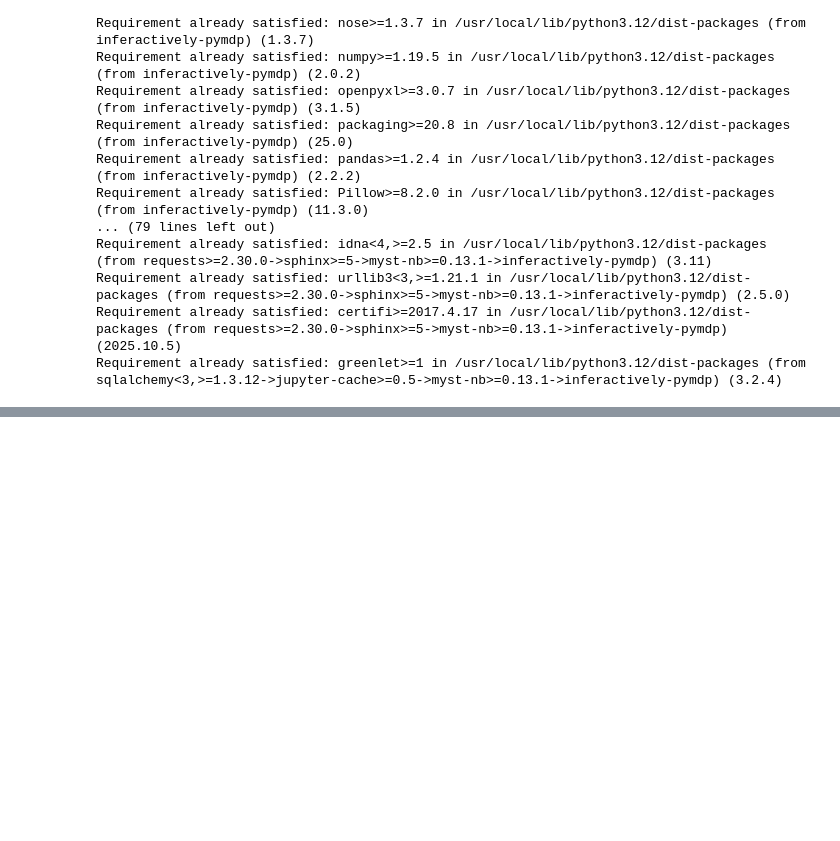
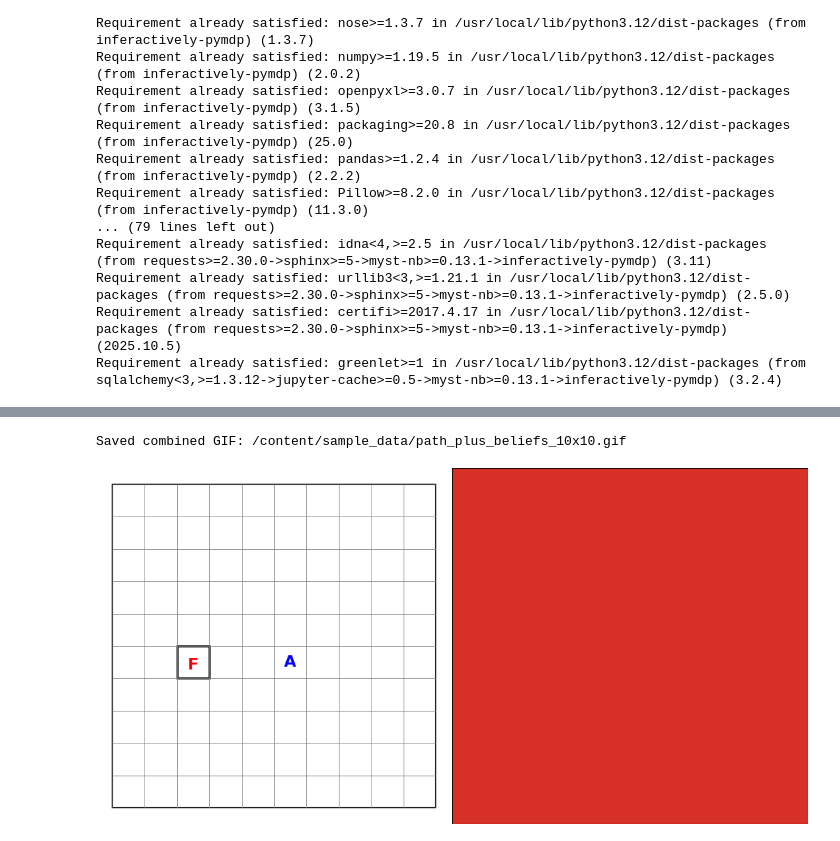
Before and after one commit to mahault/gridworld, a Jupyter notebook: Gridworld.ipynb, the cells around one changed output, grey strips where cells are left out. Cells and saved outputs as stored; diff of their text form; code cells hidden in the pictures; blank space fills up the shorter version.

```diff
--- a/Gridworld.ipynb
+++ b/Gridworld.ipynb
@@ -343,0 +405,31 @@ Saved: /content/sample_data/agent_food_3x3.gif
+# %%
+# Pillow (for creating and composing images)
+from PIL import Image as PILImage
+
+# IPython (for displaying images inline)
+from IPython.display import Image as IPyImage, display
+
+def render_combined_frame(agent_idx, food_idx, q_food, grid_n=3, show_text=True):
+    left  = render_grid_frame(agent_idx, food_idx, grid_n=grid_n, show_text=show_text)
+    right = render_belief_heatmap(q_food, grid_n=grid_n)
+    h = max(left.height, right.height)
+    w = left.width + right.width
+    combo = PILImage.new("RGB", (w, h), (255, 255, 255))  # <-- use PILImage
+    combo.paste(left, (0, 0))
+    combo.paste(right, (left.width, 0))
+    return combo
+
+def save_combined_gif(agent_positions, food_idx, beliefs_list, out_path, grid_n=3, fps=2, show_text=True):
+    frames = [render_combined_frame(a, food_idx, b, grid_n=grid_n, show_text=show_text)
+              for a, b in zip(agent_positions, beliefs_list)]
+    duration_ms = int(1000 / max(1, fps))
+    frames[0].save(out_path, save_all=True, append_images=frames[1:], duration=duration_ms, loop=0)
+    return out_path
+
+combined_gif_path = os.path.join(out_dir, f"path_plus_beliefs_{GRID_N}x{GRID_N}.gif")
+save_combined_gif(agent_positions, food_index, beliefs_food, combined_gif_path, grid_n=GRID_N, fps=2, show_text=True)
+print("Saved combined GIF:", combined_gif_path)
+display(IPyImage(filename=combined_gif_path))
+# %% [output]
+Saved combined GIF: /content/sample_data/path_plus_beliefs_10x10.gif
+[figure, added]
```
Also changed, not shown: parts of 3 cells of this notebook.
